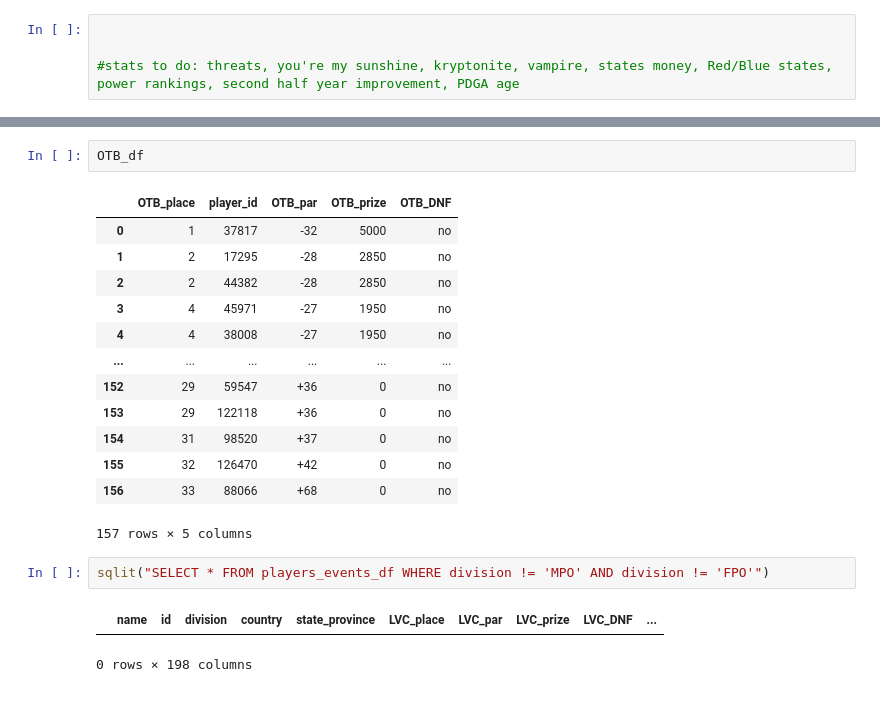
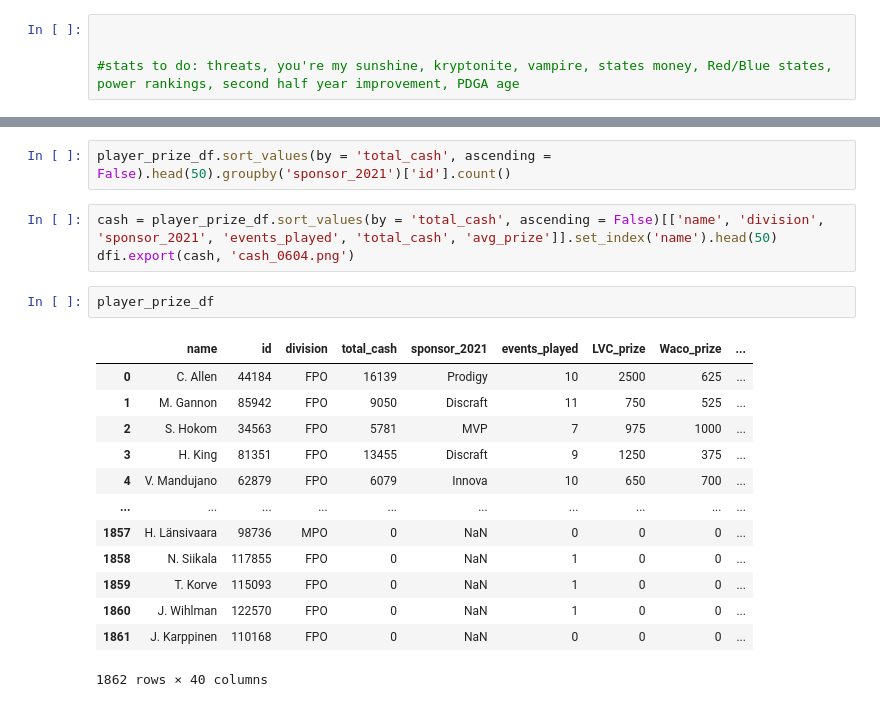
Before and after one commit to jaredcahners/Disc-Golf-Stats, a Jupyter notebook: PDGA Dataset.ipynb, the cells around one changed output, grey strips where cells are left out. Cells and saved outputs as stored; diff of their text form.

```diff
--- a/PDGA Dataset.ipynb
+++ b/PDGA Dataset.ipynb
@@ -12843,21 +16270,21 @@ ORDER BY avg_std_away ASC''')
-# %%
-OTB_df
-# %% [output]
-|  | OTB_place | player_id | OTB_par | OTB_prize | OTB_DNF |
-| 0 | 1 | 37817 | -32 | 5000 | no |
-| 1 | 2 | 17295 | -28 | 2850 | no |
-| 2 | 2 | 44382 | -28 | 2850 | no |
-| 3 | 4 | 45971 | -27 | 1950 | no |
-| 4 | 4 | 38008 | -27 | 1950 | no |
-| ... | ... | ... | ... | ... | ... |
-| 152 | 29 | 59547 | +36 | 0 | no |
-| 153 | 29 | 122118 | +36 | 0 | no |
-| 154 | 31 | 98520 | +37 | 0 | no |
-| 155 | 32 | 126470 | +42 | 0 | no |
-| 156 | 33 | 88066 | +68 | 0 | no |
-157 rows × 5 columns
-# %%
-sqlit("SELECT * FROM players_events_df WHERE division != 'MPO' AND division != 'FPO'")
-# %% [output]
-|  | name | id | division | country | state_province | LVC_place | LVC_par | LVC_prize | LVC_DNF | ... |
-0 rows × 198 columns
+# %%
+player_prize_df.sort_values(by = 'total_cash', ascending = False).head(50).groupby('sponsor_2021')['id'].count()
+# %%
+cash = player_prize_df.sort_values(by = 'total_cash', ascending = False)[['name', 'division', 'sponsor_2021', 'events_played', 'total_cash', 'avg_prize']].set_index('name').head(50)
+dfi.export(cash, 'cash_0604.png')
+# %%
+player_prize_df
+# %% [output]
+|  | name | id | division | total_cash | sponsor_2021 | events_played | LVC_prize | Waco_prize | ... |
+| 0 | C. Allen | 44184 | FPO | 16139 | Prodigy | 10 | 2500 | 625 | ... |
+| 1 | M. Gannon | 85942 | FPO | 9050 | Discraft | 11 | 750 | 525 | ... |
+| 2 | S. Hokom | 34563 | FPO | 5781 | MVP | 7 | 975 | 1000 | ... |
+| 3 | H. King | 81351 | FPO | 13455 | Discraft | 9 | 1250 | 375 | ... |
+| 4 | V. Mandujano | 62879 | FPO | 6079 | Innova | 10 | 650 | 700 | ... |
+| ... | ... | ... | ... | ... | ... | ... | ... | ... | ... |
+| 1857 | H. Länsivaara | 98736 | MPO | 0 | NaN | 0 | 0 | 0 | ... |
+| 1858 | N. Siikala | 117855 | FPO | 0 | NaN | 1 | 0 | 0 | ... |
+| 1859 | T. Korve | 115093 | FPO | 0 | NaN | 1 | 0 | 0 | ... |
+| 1860 | J. Wihlman | 122570 | FPO | 0 | NaN | 1 | 0 | 0 | ... |
+| 1861 | J. Karppinen | 110168 | FPO | 0 | NaN | 0 | 0 | 0 | ... |
+1862 rows × 40 columns
```
Also changed, not shown: parts of 52 cells of this notebook.
